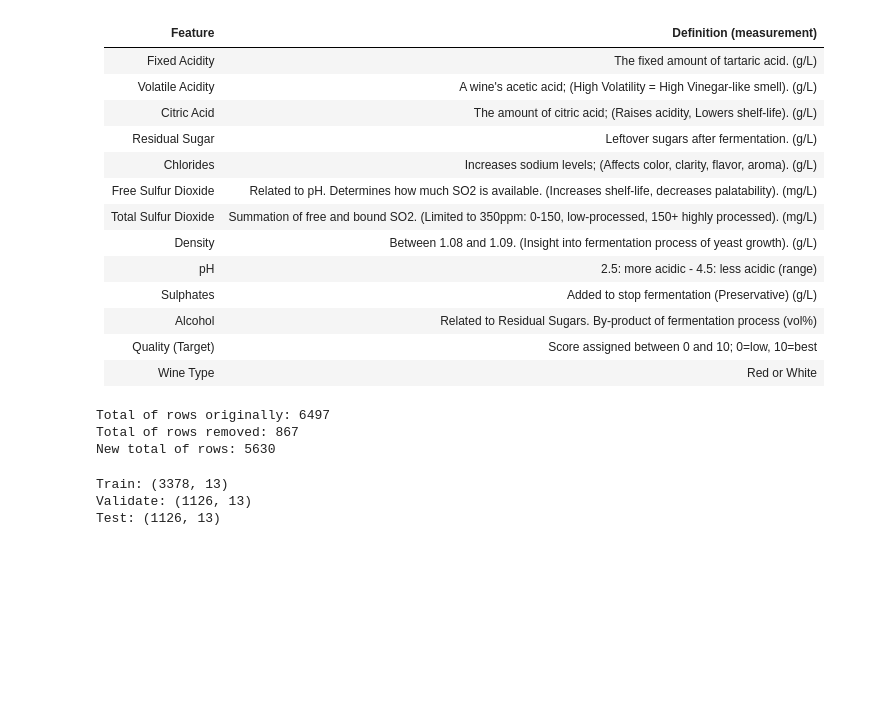
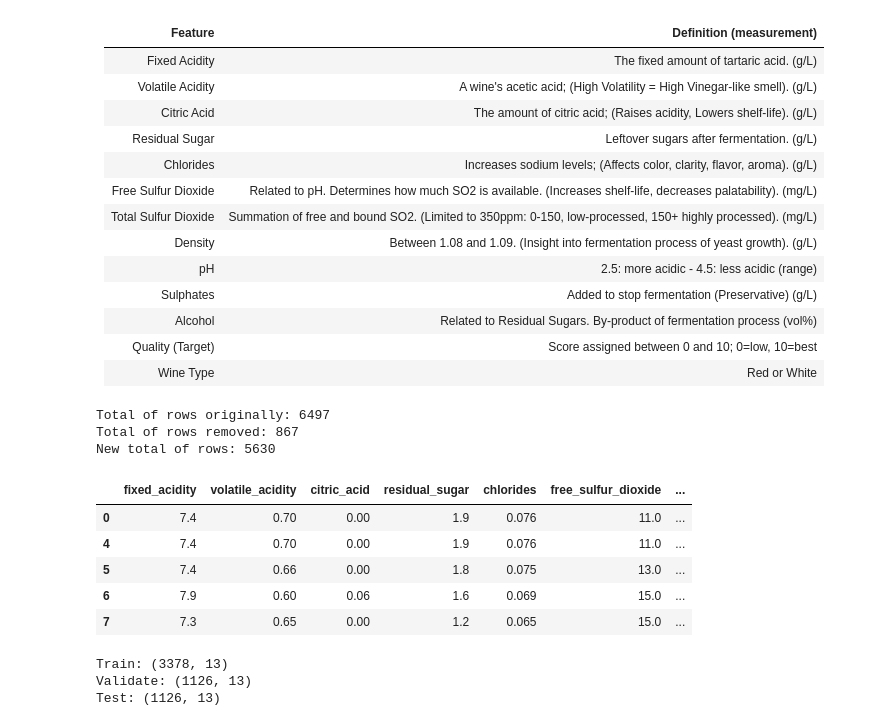
Before and after one commit to Team-BCR/project3_wine, a Jupyter notebook: final_report.ipynb, the cells around one changed output. Saved outputs shown, nothing was run; the diff lists cells and outputs as text; code cells hidden in the pictures; blank space fills up the shorter version.

```diff
--- a/final_report.ipynb
+++ b/final_report.ipynb
@@ -74,6 +74,15 @@ df = w.wrangle_wine()
 Total of rows originally: 6497
 Total of rows removed: 867
 New total of rows: 5630
+# %%
+df.head()
+# %% [output]
+|  | fixed_acidity | volatile_acidity | citric_acid | residual_sugar | chlorides | free_sulfur_dioxide | ... |
+| 0 | 7.4 | 0.70 | 0.00 | 1.9 | 0.076 | 11.0 | ... |
+| 4 | 7.4 | 0.70 | 0.00 | 1.9 | 0.076 | 11.0 | ... |
+| 5 | 7.4 | 0.66 | 0.00 | 1.8 | 0.075 | 13.0 | ... |
+| 6 | 7.9 | 0.60 | 0.06 | 1.6 | 0.069 | 15.0 | ... |
+| 7 | 7.3 | 0.65 | 0.00 | 1.2 | 0.065 | 15.0 | ... |
 # %%
 # split into train/validate/test datasets (tr/val/ts)
 tr, val, ts = w.get_split(df)
```
Also changed, not shown: parts of 27 cells of this notebook, 4 other files.
